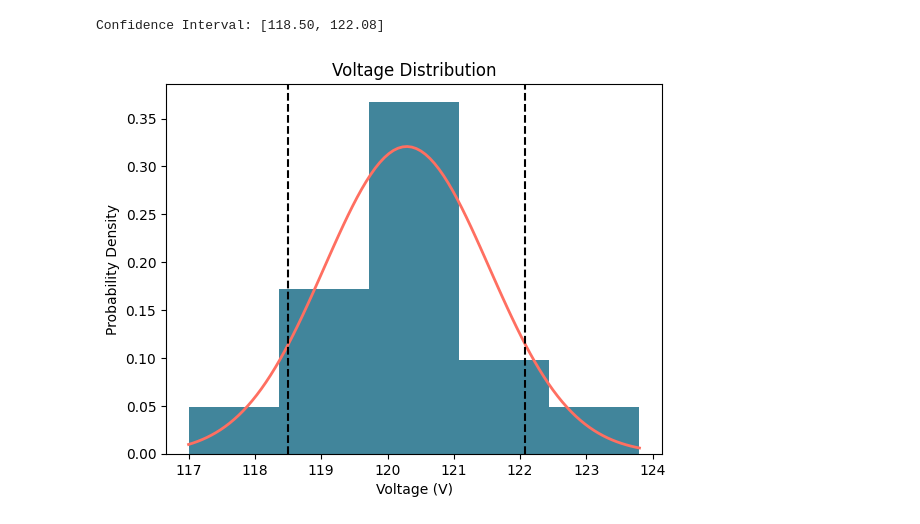
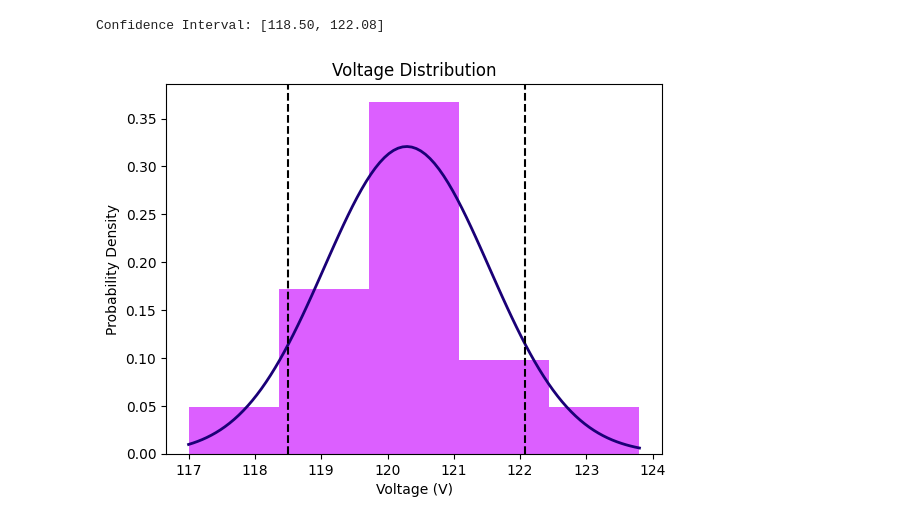
Before and after one commit to lancemarcobalthub/MATHEDA, a Jupyter notebook: lab-7-z-distribution.ipynb, the cells around one changed output. Saved outputs shown, nothing was run; the diff lists cells and outputs as text; code cells hidden in the pictures.

```diff
--- a/lab-7-z-distribution.ipynb
+++ b/lab-7-z-distribution.ipynb
@@ -89,33 +89,33 @@ std = df['Voltage'].std(ddof=1)
 x_min = df['Voltage'].min()
 x_max = df['Voltage'].max()
 
 # normal distribution plot
 x = np.linspace(x_min, x_max, 100)
 p = stats.norm.pdf(x, mean, std)
 plt.plot(x, p,
          linewidth=2,
-         color='#FF6F61')
+         color='#1A0077')
 
 # histogram
 plt.hist(df['Voltage'],
          bins=5,
          density=True,
          alpha=0.8,
-         color='#126782')
+         color="#D437FF")
 
 plt.title('Voltage Distribution')
 plt.ylabel('Probability Density')
 plt.xlabel('Voltage (V)')
 
 # confidence interval
 plt.axvline(x=ci_lower,
             color='black',
             linestyle='--')
 
 plt.axvline(x=ci_upper,
             color='black',
             linestyle='--')
 
 plt.show()
 # %% [output]
-[figure, old version]
+[figure, new version]
```
Also changed, not shown: 1 other file.
